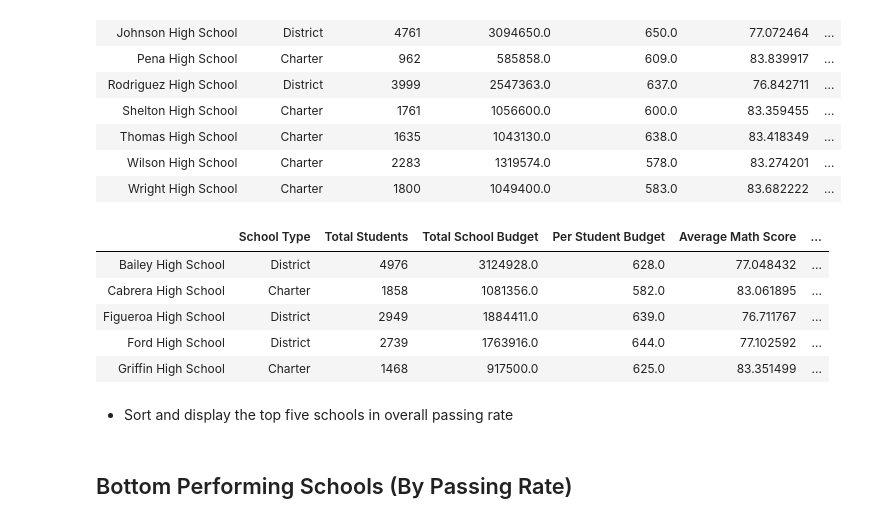
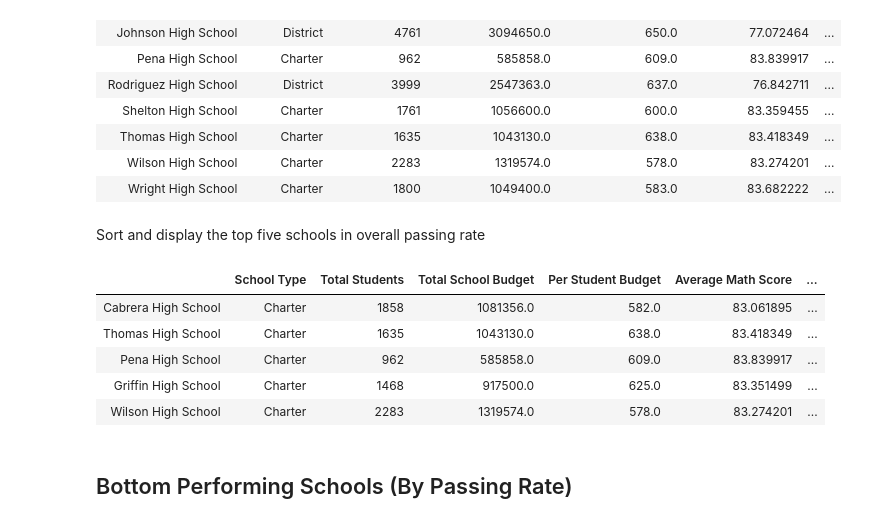
Before and after one commit to suealexa/pandas-challenge, a Jupyter notebook: Instructions/PyCitySchools/PyCitySchools_starter.ipynb, the cells around one changed output. Cells and saved outputs as stored; diff of their text form; code cells hidden in the pictures.

```diff
--- a/Instructions/PyCitySchools/PyCitySchools_starter.ipynb
+++ b/Instructions/PyCitySchools/PyCitySchools_starter.ipynb
@@ -246,19 +246,19 @@ per_school_summary
 | Thomas High School | Charter | 1635 | 1043130.0 | 638.0 | 83.418349 | ... |
 | Wilson High School | Charter | 2283 | 1319574.0 | 578.0 | 83.274201 | ... |
 | Wright High School | Charter | 1800 | 1049400.0 | 583.0 | 83.682222 | ... |
+# %% [markdown]
+Sort and display the top five schools in overall passing rate
 # %%
 ## Top Performing Schools (By Passing Rate)
-per_school_summary.sort_values(by=['% Overall Passing Rate'], axis=0, ascending=False, inplace=False)
+per_school_summary.sort_values(by=['% Overall Passing Rate'], axis=0, ascending=False, inplace=True)
 per_school_summary.head(5)
 # %% [output]
 |  | School Type | Total Students | Total School Budget | Per Student Budget | Average Math Score | ... |
-| Bailey High School | District | 4976 | 3124928.0 | 628.0 | 77.048432 | ... |
 | Cabrera High School | Charter | 1858 | 1081356.0 | 582.0 | 83.061895 | ... |
-| Figueroa High School | District | 2949 | 1884411.0 | 639.0 | 76.711767 | ... |
-| Ford High School | District | 2739 | 1763916.0 | 644.0 | 77.102592 | ... |
+| Thomas High School | Charter | 1635 | 1043130.0 | 638.0 | 83.418349 | ... |
+| Pena High School | Charter | 962 | 585858.0 | 609.0 | 83.839917 | ... |
 | Griffin High School | Charter | 1468 | 917500.0 | 625.0 | 83.351499 | ... |
+| Wilson High School | Charter | 2283 | 1319574.0 | 578.0 | 83.274201 | ... |
-# %% [markdown]
-* Sort and display the top five schools in overall passing rate
 # %% [markdown]
 ## Bottom Performing Schools (By Passing Rate)
 # %% [markdown]
```
Also changed, not shown: parts of 24 cells of this notebook.
